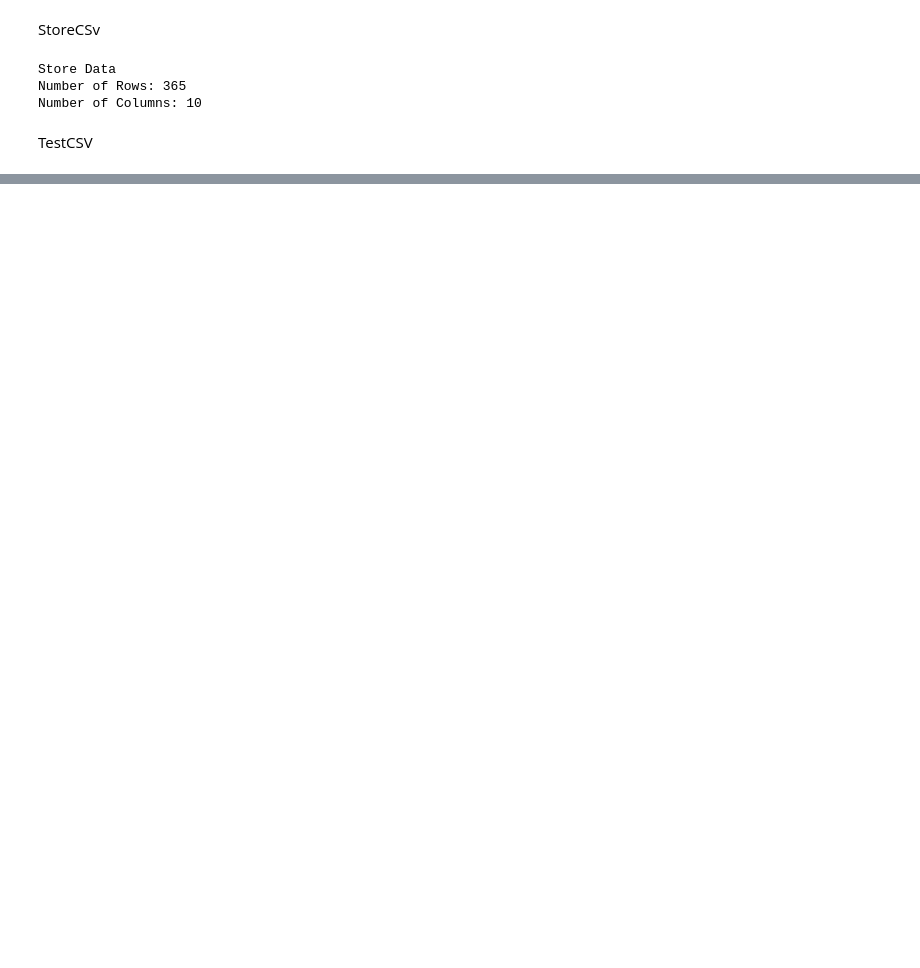
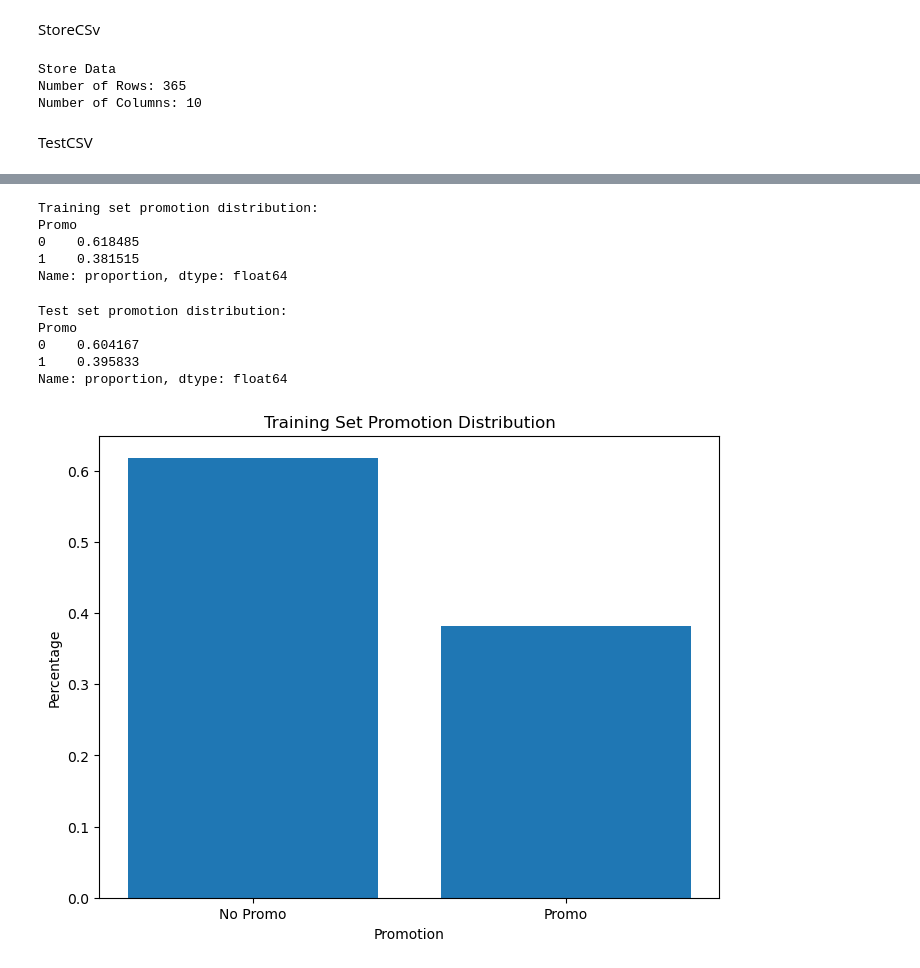
Before and after one commit to jodahe1/Rossmann-Pharmaceuticals-, a Jupyter notebook: Task1/EDA and Data Cleaning.ipynb, the cells around one changed output, grey strips where cells are left out. Saved outputs shown, nothing was run; the diff lists cells and outputs as text; code cells hidden in the pictures; blank space fills up the shorter version.

```diff
--- a/Task1/EDA and Data Cleaning.ipynb
+++ b/Task1/EDA and Data Cleaning.ipynb
@@ -7,6 +8,8 @@ from sklearn.base import BaseEstimator, TransformerMixin
 # Load the CSV file
 dfStore = pd.read_csv('../data/store.csv')
 test_df = pd.read_csv('../data/test.csv')
+# %%
+train_df=pd.read_csv('../data/train.csv')
 # %%
 # Get the number of rows and columns
 num_rows = dfStore.shape[0]
@@ -115,0 +157,33 @@ filtered_data = pipeline.fit_transform(test_df)
+# %%
+# Check distribution of promotions in the training set
+train_promo_distribution = train_df['Promo'].value_counts(normalize=True)
+print("Training set promotion distribution:")
+print(train_promo_distribution)
+# %% [output]
+Training set promotion distribution:
+Promo
+0    0.618485
+1    0.381515
+Name: proportion, dtype: float64
+# %%
+# Check distribution of promotions in the test set
+test_promo_distribution = test_df['Promo'].value_counts(normalize=True)
+print("\nTest set promotion distribution:")
+print(test_promo_distribution)
+# %% [output]
+Test set promotion distribution:
+Promo
+0    0.604167
+1    0.395833
+Name: proportion, dtype: float64
+# %%
+# Plotting the distribution of promotions in the training set
+plt.figure(figsize=(8, 6))
+plt.bar(train_promo_distribution.index, train_promo_distribution.values)
+plt.title("Training Set Promotion Distribution")
+plt.xlabel("Promotion")
+plt.ylabel("Percentage")
+plt.xticks(train_promo_distribution.index, ['No Promo', 'Promo'])
+plt.show()
+# %% [output]
+[figure, added]
```
Also changed, not shown: parts of 17 cells of this notebook, 1 other file.
